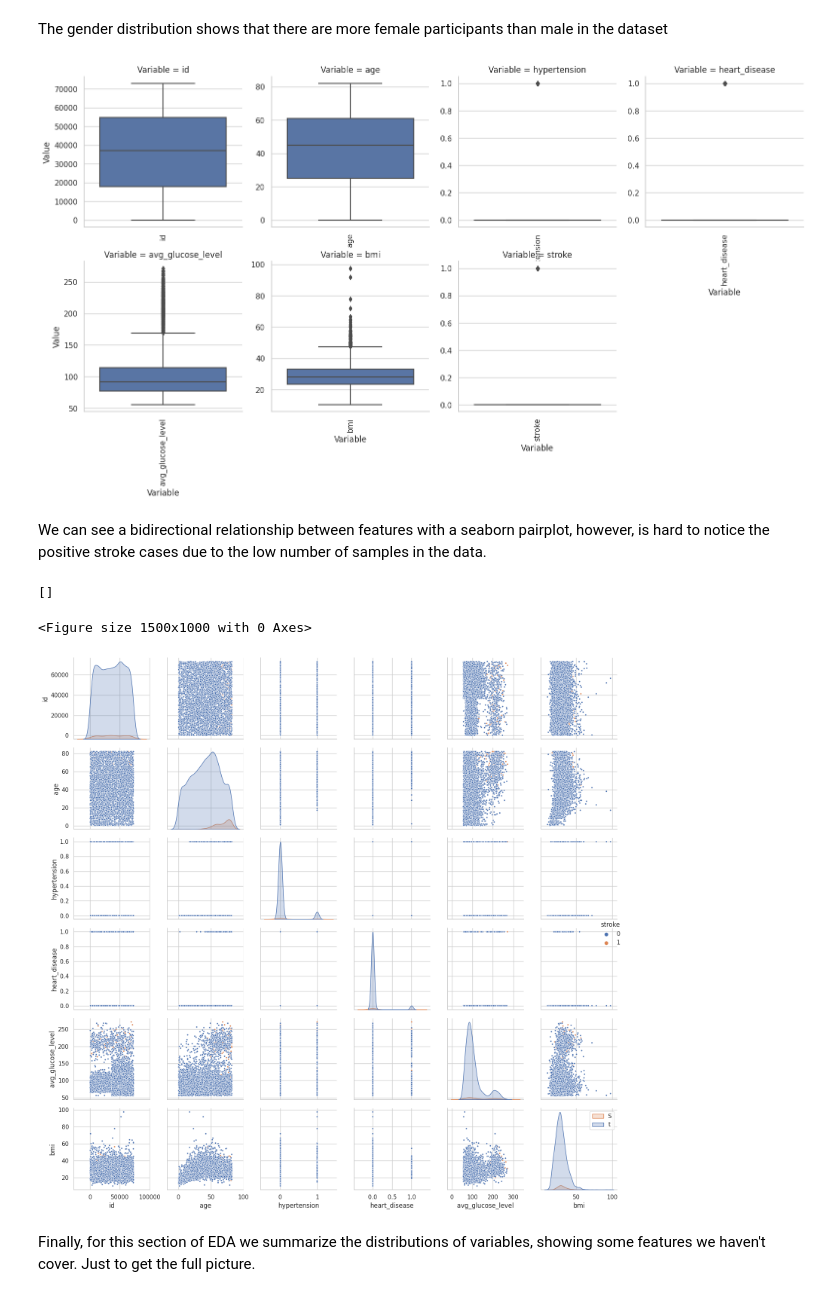
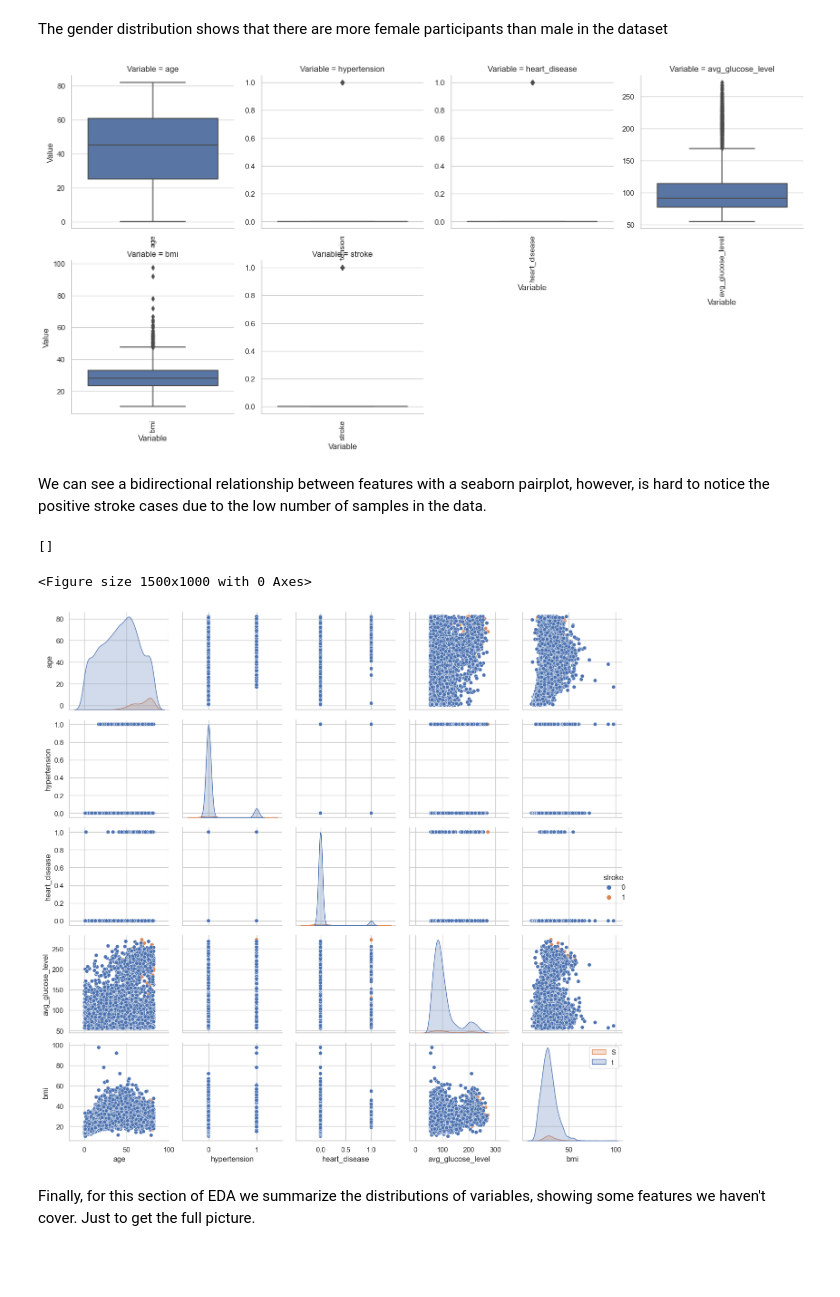
Before and after one commit to JuanS286/StrokeClassifier, a Jupyter notebook: stroke-prediction-analysis-using-machine-learning.ipynb, the cells around one changed output. Cells and saved outputs as stored; diff of their text form; code cells hidden in the pictures; blank space fills up the shorter version.

```diff
--- a/stroke-prediction-analysis-using-machine-learning.ipynb
+++ b/stroke-prediction-analysis-using-machine-learning.ipynb
@@ -70,7 +46,7 @@ Hyperparameter Tuning: Optimize the model parameters using techniques like Grid
 # %% [markdown]
 First, let's import the dataset and set it as a pandas dataframe
 # %%
-raw_df = pd.read_csv("/kaggle/input/stroke-prediction-dataset/healthcare-dataset-stroke-data.csv")
+raw_df = pd.read_csv("healthcare-dataset-stroke-data.csv")
 raw_df.head()
 # %% [output]
 |  | id | gender | age | hypertension | heart_disease | ever_married | work_type | Residence_type | ... |
@@ -129,0 +126,3 @@ dtype: int64
+# %%
+raw_df = raw_df.drop(columns= ['id'], axis=1)
+raw_df.tail()
@@ -256,19 +260,19 @@ g = sns.catplot(x='Variable', y='Value', col='Variable',
 g.set_xticklabels(rotation=90)
 plt.show()
 # %% [output]
-[figure, old version]
+[figure, new version]
 # %% [markdown]
 We can see a bidirectional relationship between features with a seaborn pairplot, however, is hard to notice the positive stroke cases due to the low number of samples in the data.
 # %%
 plt.figure(figsize=(15,10))
-sns.pairplot(raw_df,hue="stroke", markers = '.')
+sns.pairplot(raw_df,hue="stroke", markers = 'o')
 plt.legend("Stroke")
 plt.tight_layout()
 plt.plot()
 # %% [output]
 []
 <Figure size 1500x1000 with 0 Axes>
-[figure, old version]
+[figure, new version]
 # %% [markdown]
 Finally, for this section of EDA we summarize the distributions of variables, showing some features we haven't cover. Just to get the full picture.
 # %%
```
Also changed, not shown: parts of 27 cells of this notebook, 1 other file.
